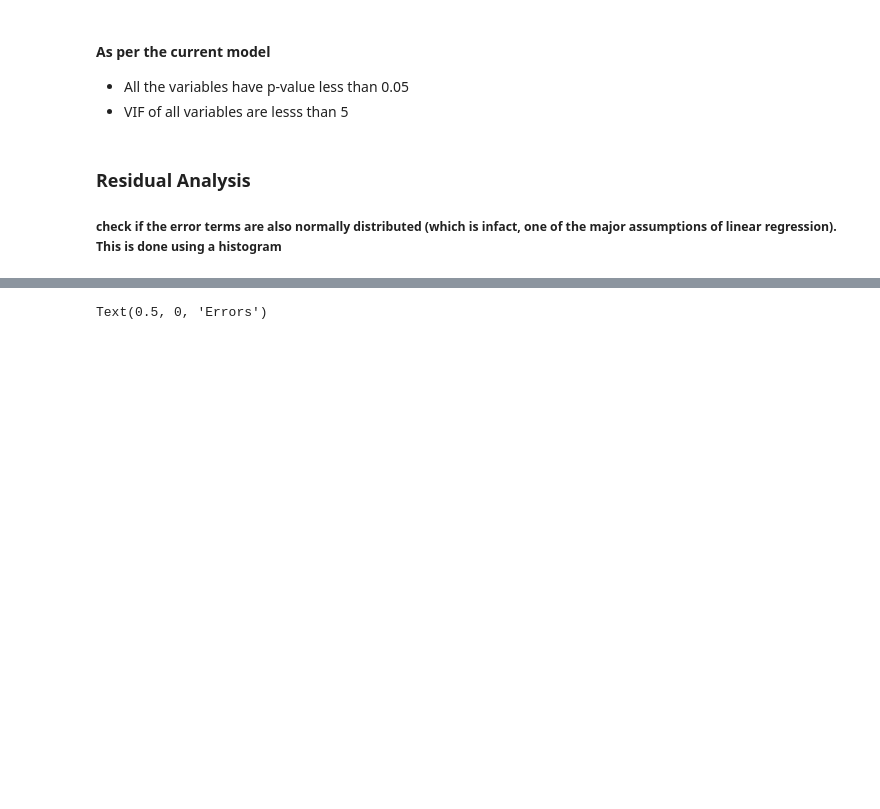
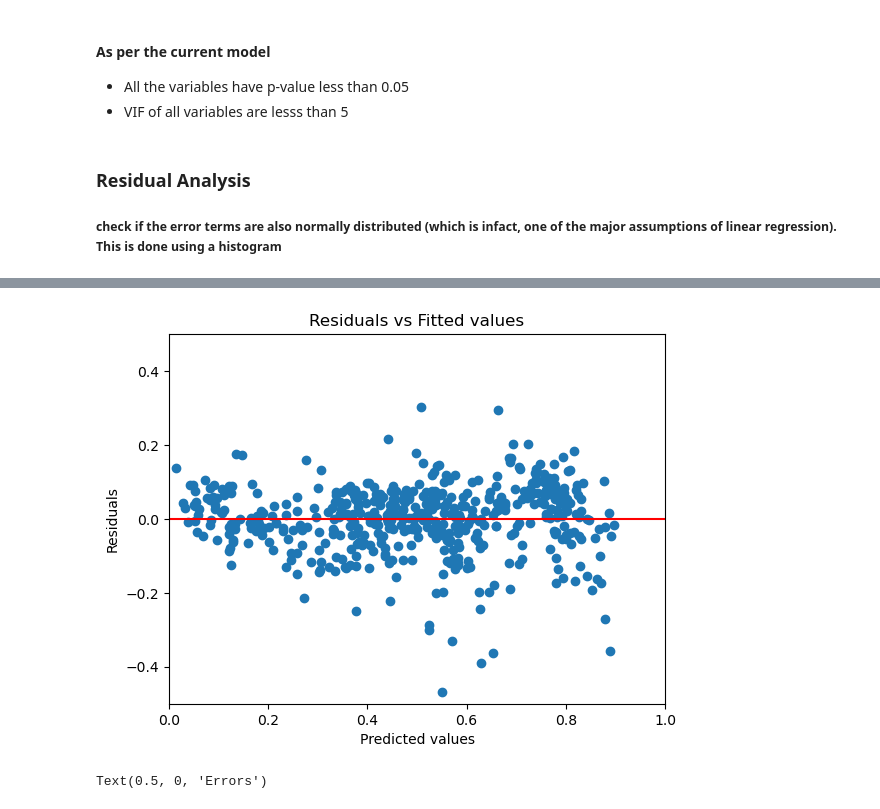
Before and after one commit to RavaUnda/BikeSharingCaseStudy, a Jupyter notebook: BikeSharing.ipynb, the cells around one changed output, grey strips where cells are left out. Drawn from its saved outputs; the diff is of its cells as text; code cells hidden in the pictures; blank space fills up the shorter version.

```diff
--- a/BikeSharing.ipynb
+++ b/BikeSharing.ipynb
@@ -629,3 +629,8 @@ X_train_new = X_train_rfe2.drop(['const'], axis=1)
 ##### check if the error terms are also normally distributed (which is infact, one of the major assumptions of linear regression). This is done using a histogram
 # %%
 y_train_pred = lrm2.predict(X_train_rfe2)
+# %%
+# computing the mean of residuals to prove the assumptions of LR
+residuals = y_train.values-y_train_pred
+mean_residuals = np.mean(residuals)
+mean_residuals
@@ -632,3 +644,13 @@ y_train_pred = lrm2.predict(X_train_rfe2)
+# %%
+p = plt.scatter(y_train_pred,residuals)
+plt.xlabel('Predicted values')
+plt.ylabel('Residuals')
+plt.ylim(-0.5,0.5)
+plt.xlim(0,1)
+p = plt.plot([0,1],[0,0],color='red')
+p = plt.title('Residuals vs Fitted values')
+# %% [output]
+[figure, added]
 # %%
 #Plot the histogram of the error terms
 fig = plt.figure()
```
Also changed, not shown: parts of 2 cells of this notebook.
